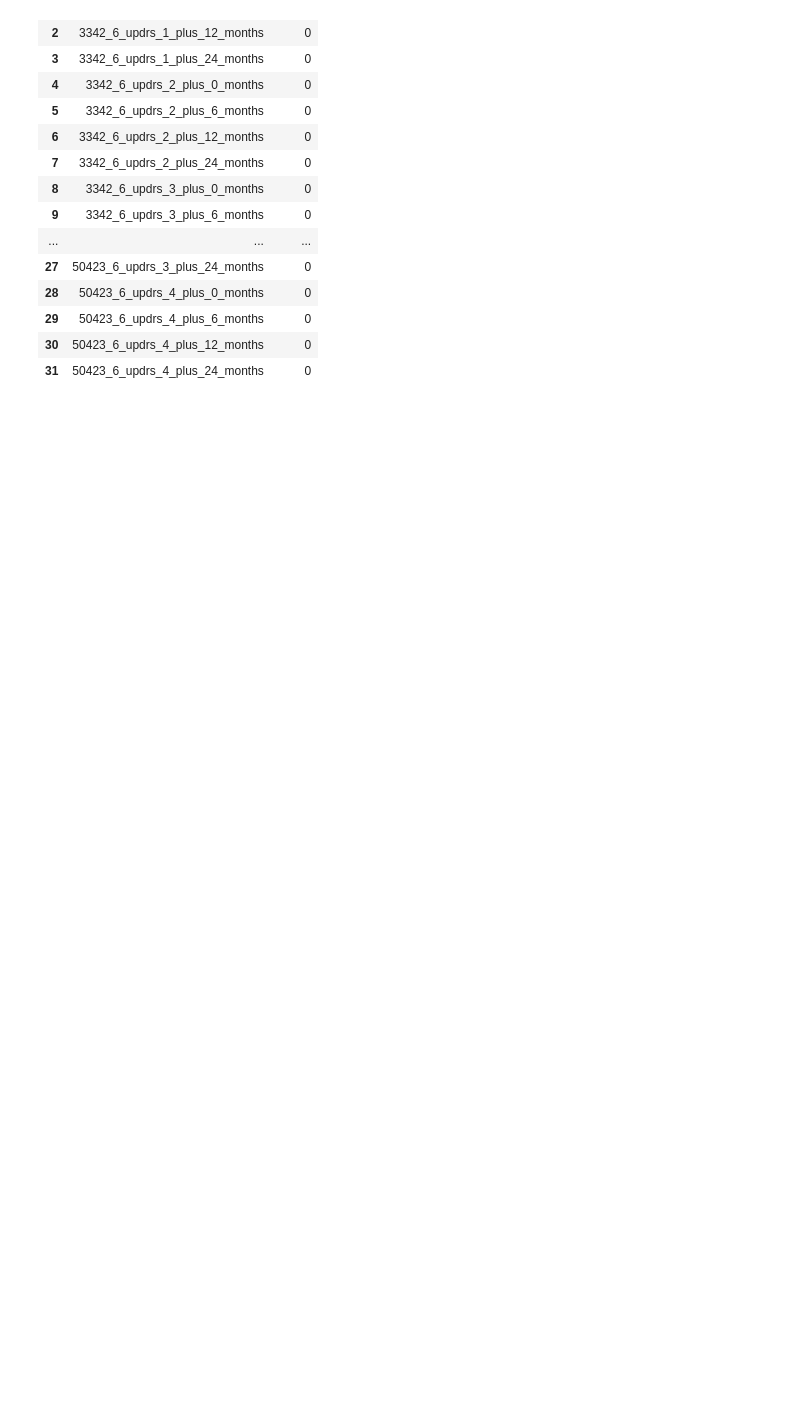
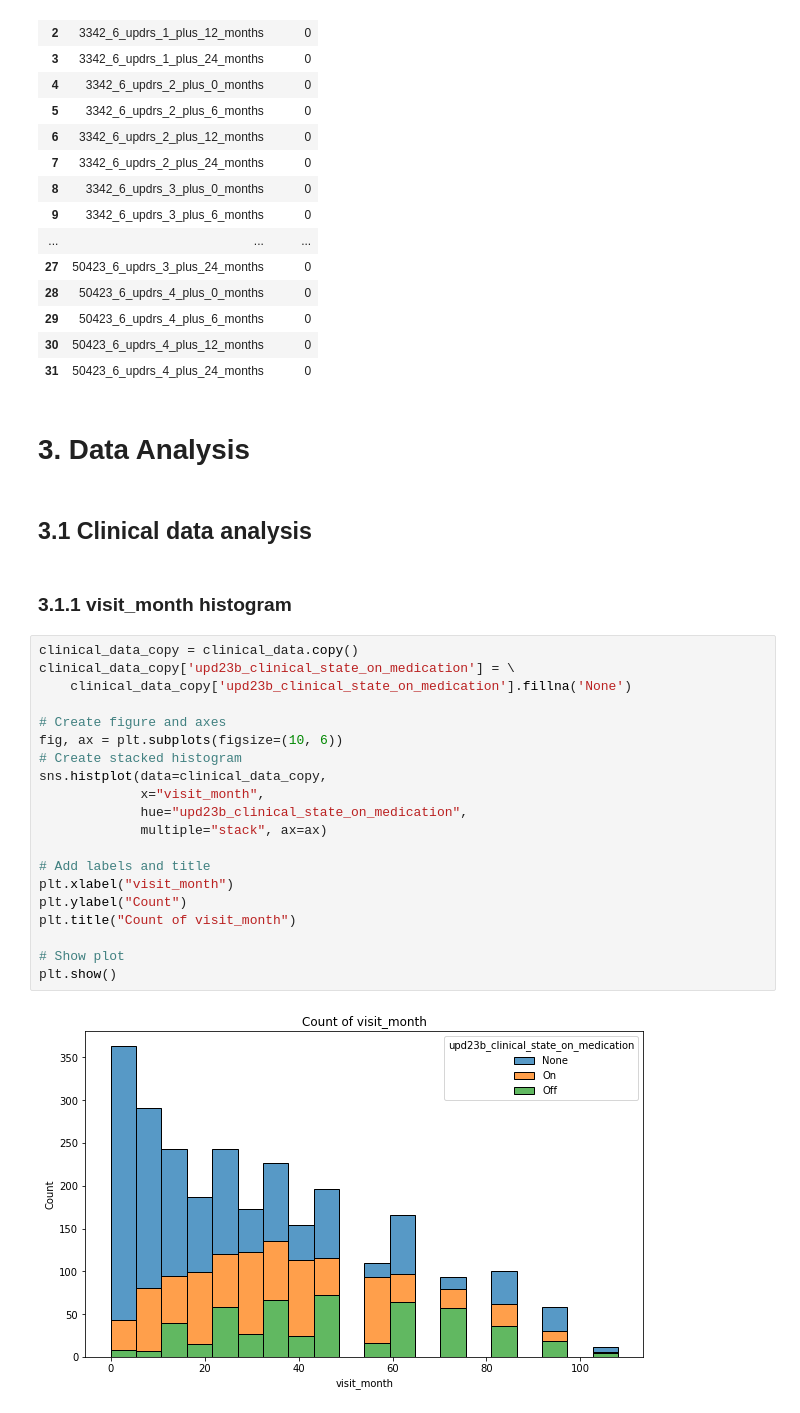
Before and after one commit to Andrey-rmnv/parkinsons-disease-progression-prediction, a Jupyter notebook: data_analysis.ipynb, the cells around one changed output. Cells and saved outputs as stored; diff of their text form; blank space fills up the shorter version.

```diff
--- a/data_analysis.ipynb
+++ b/data_analysis.ipynb
@@ -297,3 +327,31 @@ ITERATION 1
 | 29 | 50423_6_updrs_4_plus_6_months | 0 |
 | 30 | 50423_6_updrs_4_plus_12_months | 0 |
 | 31 | 50423_6_updrs_4_plus_24_months | 0 |
+# %% [markdown]
+# 3. Data Analysis
+# %% [markdown]
+## 3.1 Clinical data analysis
+# %% [markdown]
+### 3.1.1 visit_month histogram
+# %%
+clinical_data_copy = clinical_data.copy()
+clinical_data_copy['upd23b_clinical_state_on_medication'] = \
+    clinical_data_copy['upd23b_clinical_state_on_medication'].fillna('None')
+
+# Create figure and axes
+fig, ax = plt.subplots(figsize=(10, 6))
+# Create stacked histogram
+sns.histplot(data=clinical_data_copy,
+             x="visit_month",
+             hue="upd23b_clinical_state_on_medication",
+             multiple="stack", ax=ax)
+
+# Add labels and title
+plt.xlabel("visit_month")
+plt.ylabel("Count")
+plt.title("Count of visit_month")
+
+# Show plot
+plt.show()
+# %% [output]
+[figure, added]
```
Also changed, not shown: parts of 44 cells of this notebook, 1 other file.
